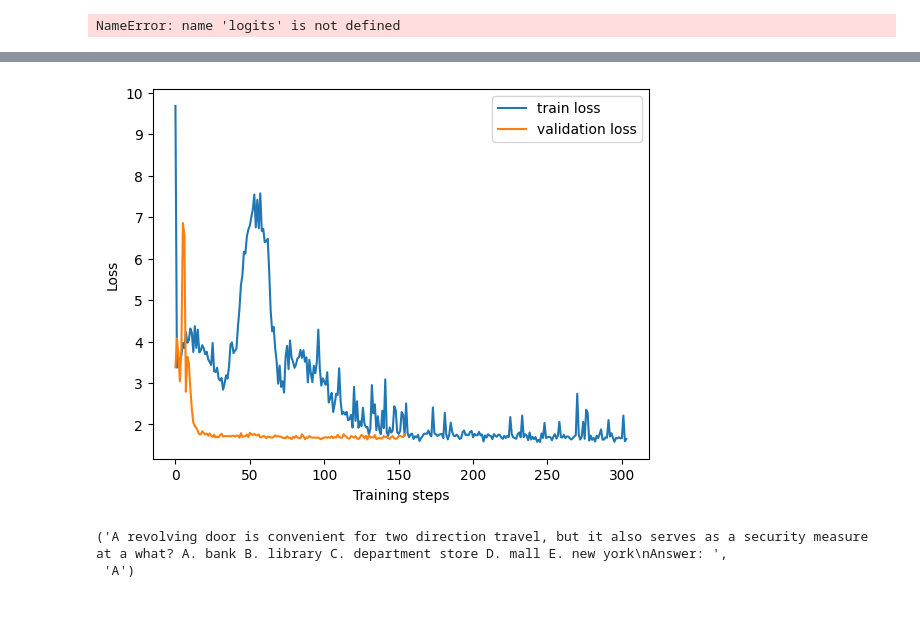
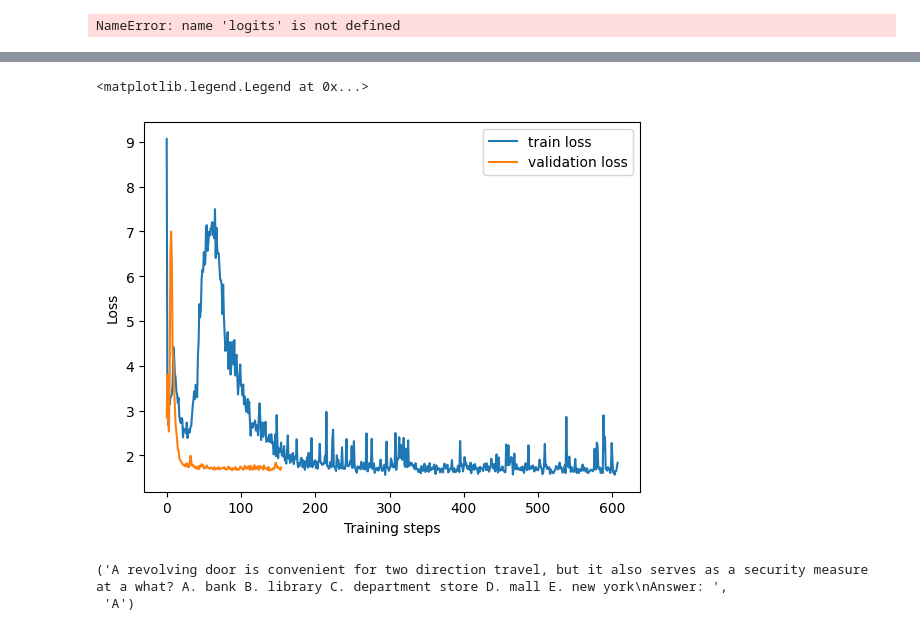
Before and after one commit to swag2198/understanding-llms, a Jupyter notebook: 01-language-modeling.ipynb, the cells around one changed output, grey strips where cells are left out. Cells and saved outputs as stored; diff of their text form; code cells hidden in the pictures.

```diff
--- a/01-language-modeling.ipynb
+++ b/01-language-modeling.ipynb
@@ -514,16 +545,17 @@ Epoch 0, step 50, loss 6.795389175415039
 # %%
 # 5. Plot the fine-tuning loss and MAKE SURE TO SAVE IT AND SUBMIT IT
 
 # plot training losses on x axis
 fig = plt.figure()
-plt.plot(losses[:304],label='train loss')### YOUR CODE HERE ####)
+plt.plot(losses[:608],label='train loss')### YOUR CODE HERE ####)
 plt.plot(test_losses, label='validation loss')
 plt.xlabel("Training steps")
 plt.ylabel("Loss")
 plt.legend()
-# fig.savefig('loss_commonsenseqa_gpt2.png', dpi=fig.dpi)
+# fig.savefig(f'loss_commonsenseqa_gpt2_x{torch.randint(100, (1, )).item()}.png', dpi=fig.dpi)
 # %% [output]
+<matplotlib.legend.Legend at 0x...>
-[figure, old version]
+[figure, new version]
 # %%
 # print a few predictions on the eval dataset to see what the model predicts
 
```
Also changed, not shown: parts of 13 cells of this notebook, 1 other file.
